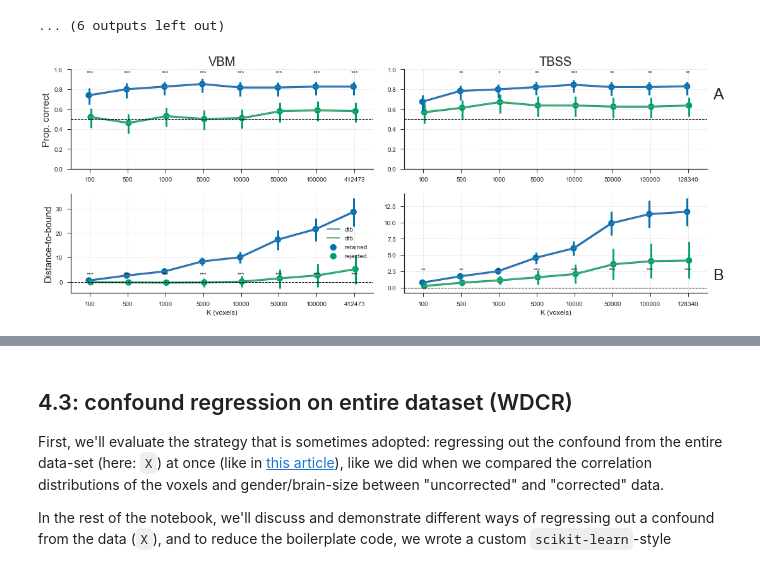
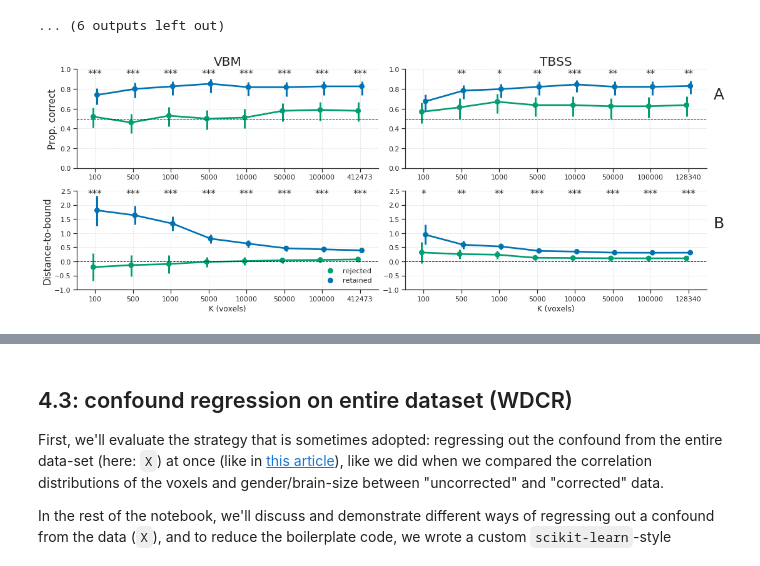
Before and after one commit to lukassnoek/MVCA, a Jupyter notebook: analyses/empirical_analysis_gender_classification.ipynb, the cells around one changed output, grey strips where cells are left out. Saved outputs shown, nothing was run; the diff lists cells and outputs as text; code cells hidden in the pictures.

```diff
--- a/analyses/empirical_analysis_gender_classification.ipynb
+++ b/analyses/empirical_analysis_gender_classification.ipynb
@@ -584,7 +593,7 @@ for modality in ['VBM', 'TBSS']:
 
     skf = CounterbalancedStratifiedSplit(this_mvp.X, this_mvp.y, c.squeeze(),
                                          # Use P(corr(y, c)) > 0.1 as threshold
-                                         c_type='continuous', metric='tstat', use_pval=True, threshold=0.1,
+                                         c_type='continuous.sort_values(by='method', ascending=False)', metric='tstat', use_pval=True, threshold=0.1,
                                          verbose=False, n_splits=n_folds)
     skf.check_counterbalance_and_subsample()
     X, y, c = this_mvp.X[skf.subsample_idx], this_mvp.y[skf.subsample_idx], c[skf.subsample_idx]
@@ -602,6 +611,7 @@ for modality in ['VBM', 'TBSS']:
 
 results_cb_df = pd.DataFrame(results_cb)
 results_cb_df['method'] = ['Counterbalancing'] * len(results_cb_df)
+results_cb_df.to_csv(op.join('results_empirical', 'cb_df.tsv'), sep='\t')
 # %% [output]
 Retained 115 samples for VBM (reduction of 47.0%)
 Failed to display Jupyter Widget of type HBox.
@@ -809,8 +812,6 @@ But *why* does subsampling lead to an (overall) increase in $\rho_{X,y}$? We ans
 # %% [markdown]
 ### Check
 # %%
-from counterbalance import CounterbalancedStratifiedSplit
-
 results_cb_overfit = dict(n_vox=[], dtb=[], correct=[], modality=[], ss=[])
 for modality in ['VBM', 'TBSS']:
 
@@ -850,8 +851,8 @@ for modality in ['VBM', 'TBSS']:
             this_Xnss = ufs.transform(this_Xnss)
 
             clf.fit(X_train, y_train)
-            dtb_ss[test_idx] = clf.decision_function(X_test) / np.linalg.norm(clf.coef_)
-            dtb_nss[ii, :] = clf.decision_function(this_Xnss) / np.linalg.norm(clf.coef_)
+            dtb_ss[test_idx] = clf.decision_function(X_test) #/ np.linalg.norm(clf.coef_)
+            dtb_nss[ii, :] = clf.decision_function(this_Xnss) #/ np.linalg.norm(clf.coef_)
             preds_ss[test_idx] = clf.predict(X_test)
             preds_nss[ii, :] = clf.predict(this_Xnss)
 
@@ -917,10 +918,8 @@ import itertools
 
 def get_significance(pval):
     if pval < 0.001:
-        txt = '***'
-    elif pval < 0.01:
         txt = '**'
-    elif pval < 0.05:
+    elif pval < 0.005:
         txt = '*'
     else:
         txt = ''
@@ -935,12 +934,14 @@ for i, mod in enumerate(['VBM', 'TBSS']):
     axes[0][i].set_ylim(0, 1)
 
     axes[0][i] = sns.pointplot(data=this_df, x='n_vox', y='correct', hue='ss', ax=axes[0][i],
-                               palette='colorblind', dodge=0.05, ci=None)
-    axes[0][i], _ = plot_bca_errorbars(this_df, hue='ss', x='n_vox', y='correct',ax=axes[0, i], dodge=0.05)
+                               palette=[colormap[2], colormap[0]], dodge=0.1, ci=None, hue_order=['rejected', 'retained'])
+    axes[0][i], _ = plot_bca_errorbars(this_df, hue='ss', x='n_vox', y='correct',ax=axes[0, i], dodge=0.1,
+                                       cmap=[colormap[2], colormap[0]])
 
     axes[1][i] = sns.pointplot(data=this_df, x='n_vox', y='dtb', hue='ss', ax=axes[1][i],
-                               palette='colorblind', dodge=0.05, ci=None)
-    axes[1][i], _ = plot_bca_errorbars(this_df, hue='ss', x='n_vox', y='dtb',ax=axes[1, i], dodge=0.05)
+                               palette=[colormap[2], colormap[0]], dodge=0.1, ci=None, hue_order=['rejected', 'retained'])
+    axes[1][i], _ = plot_bca_errorbars(this_df, hue='ss', x='n_vox', y='dtb',ax=axes[1, i], dodge=0.1,
+                                       cmap=[colormap[2], colormap[0]])
 
     axes[0][i].set_title(mod, fontsize=20)
     axes[0][i].axhline(y=0.5, ls='--', lw=1, c='k')
@@ -955,40 +956,38 @@ for i, mod in enumerate(['VBM', 'TBSS']):
             axes[ii, i].set_ylabel('')
         else:
             axes[ii, i].set_ylabel('Prop. correct' if ii == 0 else 'Distance-to-bound', fontsize=15)
 
         if ii == 0:
             axes[ii, i].set_xlabel('')
         else:
             axes[ii, i].set_xlabel('K (voxels)')
+            axes[ii, i].set_ylim(-1, 2.5)
 
         if not (ii == 1 and i == 0):
             axes[ii, i].legend_.remove()
         else:
             axes[ii, i].legend().set_title('')
-            axes[ii, i].legend(loc=7)
+            axes[ii, i].legend(loc=4, frameon=False)
 
     for ii, nV in enumerate(this_df.n_vox.unique()):
         this_df_tmp = this_df.query('n_vox == @nV')
         correct_vals = this_df_tmp.correct.values
         dtb_vals = this_df_tmp.dtb.values
         ss_condition = this_df_tmp.ss.values
         n_obs = ((ss_condition == 'retained').sum(), (ss_condition == 'rejected').sum())
 
         pval = proportions_chisquare((correct_vals[ss_condition == 'retained'].sum(),
                                       correct_vals[ss_condition == 'rejected'].sum()), nobs=n_obs)[1]
-        axes[0, i].text(ii, 0.95, get_significance(pval), ha='center')
+        axes[0, i].text(ii, 0.925, return_asterisks(pval), ha='center', fontsize=15)
 
         pval = ttest_ind(dtb_vals[ss_condition == 'retained'], dtb_vals[ss_condition == 'rejected'])[1]
-        if i == 0:
-            axes[1, i].text(ii, 2.45, get_significance(pval), ha='center')
-        else:
-            axes[1, i].text(ii, 2.45, get_significance(pval), ha='center')
+        axes[1, i].text(ii, 2.3, return_asterisks(pval), ha='center', fontsize=15)
 
 sns.despine()
 fig.tight_layout()
 fig.savefig('figs/dtb_correct_empirical_data.png', dpi=200, bbox_inches='tight')
 # %% [output]
-[figure, old version]
+[figure, new version]
 # %%
 idx = skf.subsample_idx
 nidx = list(set(range(y.size)) - set(idx))
```
Also changed, not shown: parts of 29 cells of this notebook.
